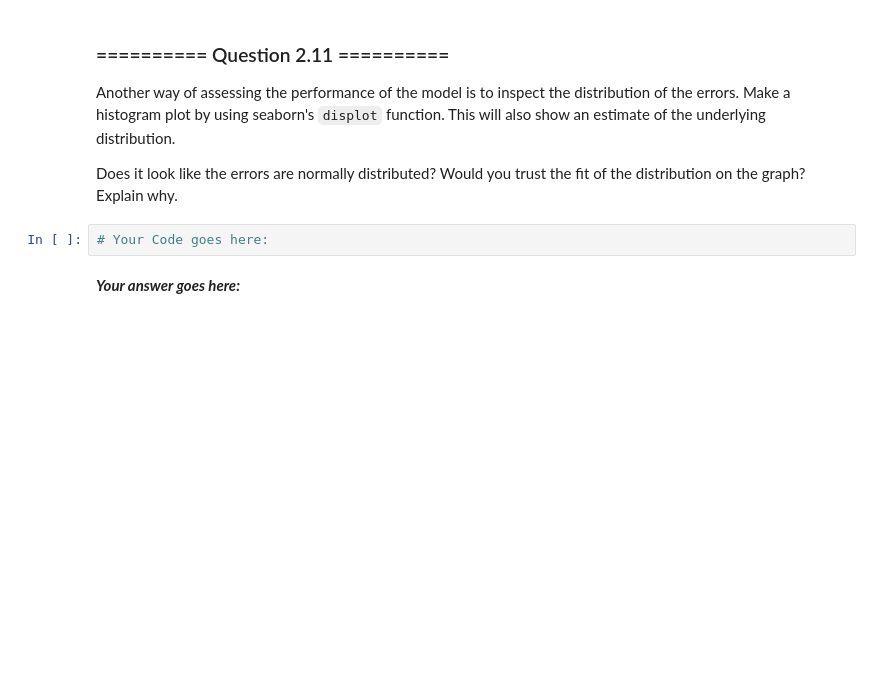
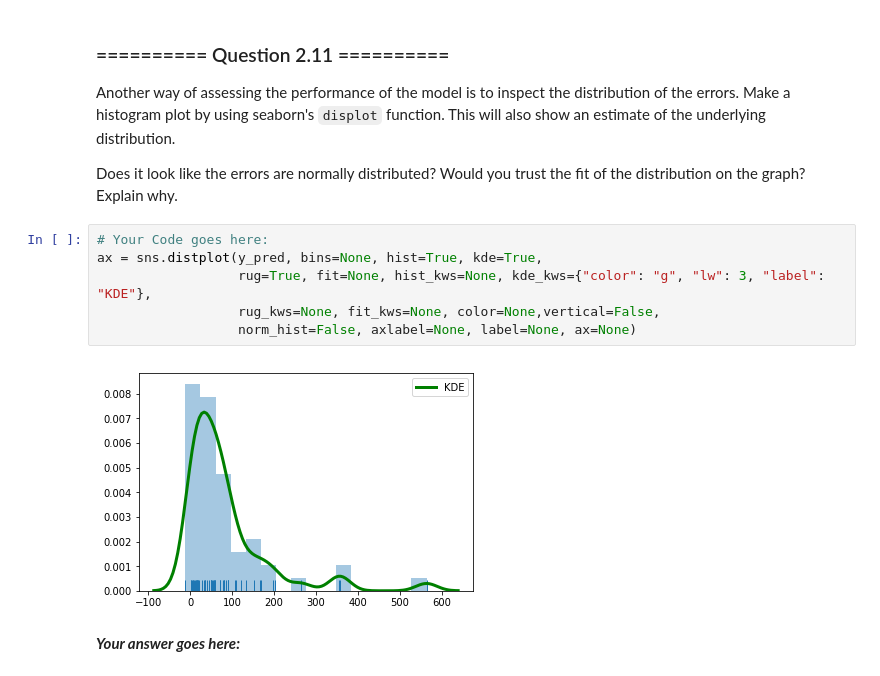
Before and after one commit to ishanparikh/IAML2018, a Jupyter notebook: Labs/02 - Decision Trees and Linear Regression.ipynb, the cells around one changed output. Drawn from its saved outputs; the diff is of its cells as text; blank space fills up the shorter version.

```diff
--- a/Labs/02 - Decision Trees and Linear Regression.ipynb
+++ b/Labs/02 - Decision Trees and Linear Regression.ipynb
@@ -466,8 +540,14 @@ def fit_scatter(y_true, y_pred):
 Another way of assessing the performance of the model is to inspect the distribution of the errors. Make a histogram plot by using seaborn's `displot` function. This will also show an estimate of the underlying distribution.
 
 Does it look like the errors are normally distributed? Would you trust the fit of the distribution on the graph? Explain why.
-# %%
-# Your Code goes here:
+# %%
+# Your Code goes here:
+ax = sns.distplot(y_pred, bins=None, hist=True, kde=True,
+                  rug=True, fit=None, hist_kws=None, kde_kws={"color": "g", "lw": 3, "label": "KDE"},
+                  rug_kws=None, fit_kws=None, color=None,vertical=False,
+                  norm_hist=False, axlabel=None, label=None, ax=None)
+# %% [output]
+[figure, added]
 # %% [markdown]
 ***Your answer goes here:***
 # %% [markdown]
```
Also changed, not shown: parts of 13 cells of this notebook.
